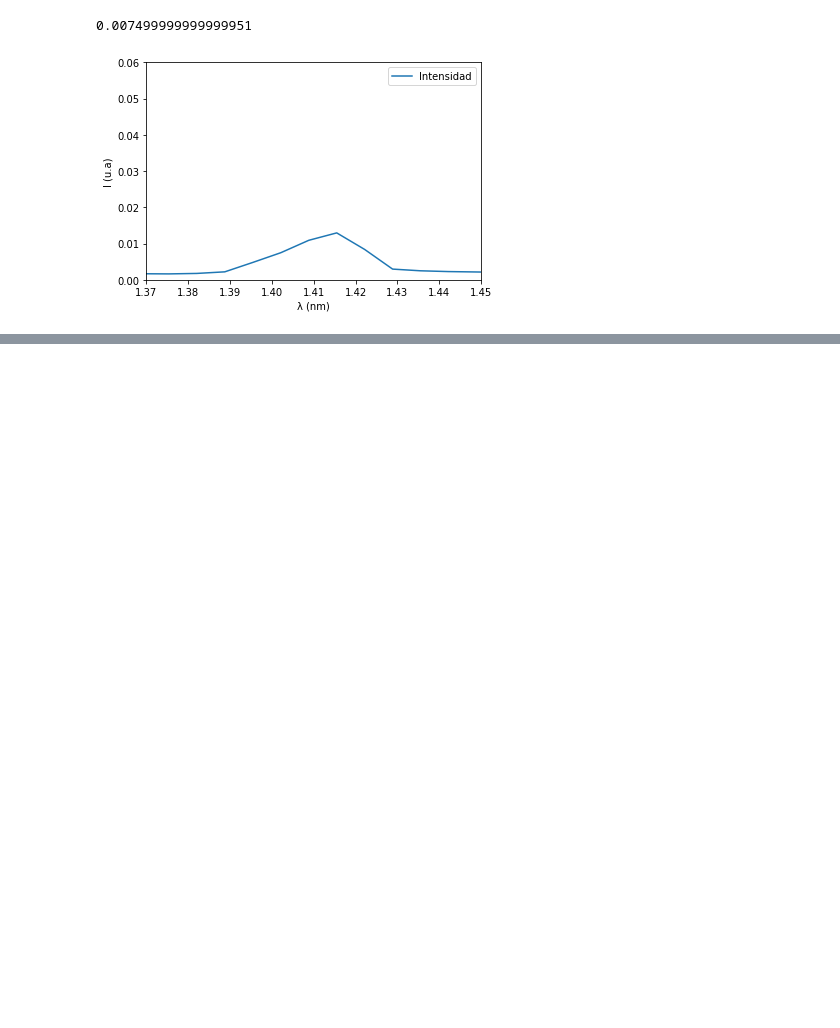
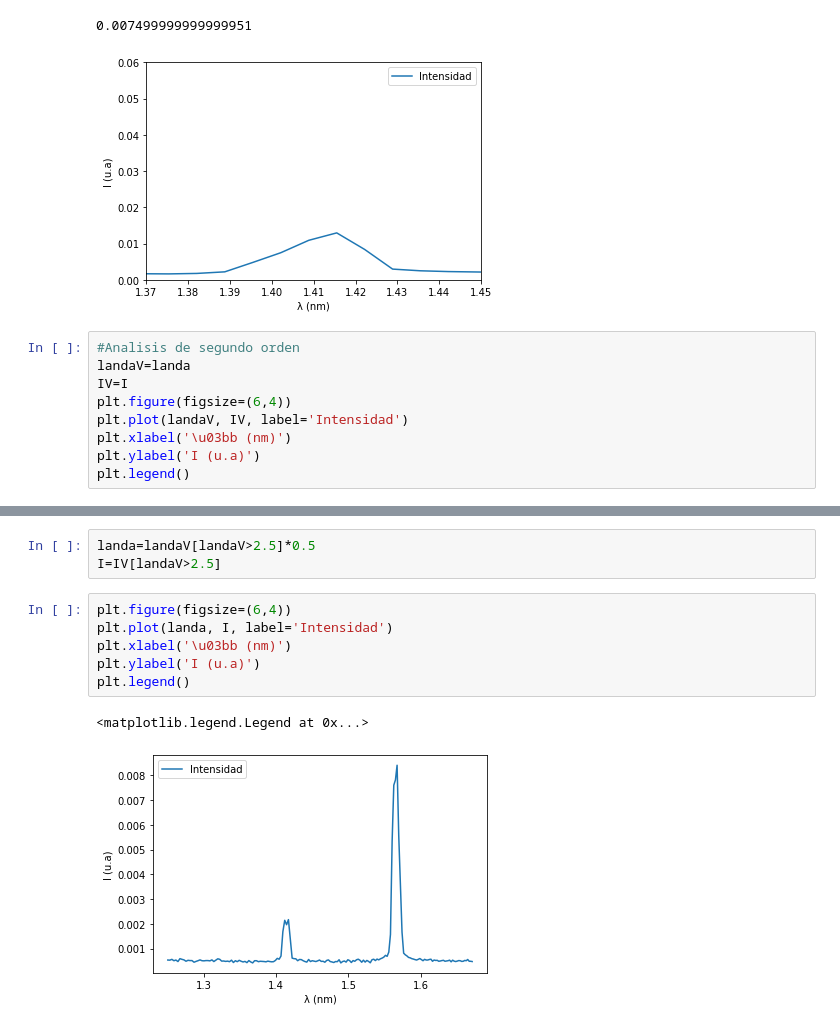
Before and after one commit to diegotg2000/RayosX, a Jupyter notebook: Analisis.ipynb, the cells around one changed output, grey strips where cells are left out. Saved outputs shown, nothing was run; the diff lists cells and outputs as text; blank space fills up the shorter version.

```diff
--- a/Analisis.ipynb
+++ b/Analisis.ipynb
@@ -78,3 +68,12 @@ sigmaBet
 # %% [output]
 0.007499999999999951
 [figure]
+# %%
+#Analisis de segundo orden
+landaV=landa
+IV=I
+plt.figure(figsize=(6,4))
+plt.plot(landaV, IV, label='Intensidad')
+plt.xlabel('\u03bb (nm)')
+plt.ylabel('I (u.a)')
+plt.legend()
@@ -80,0 +83,12 @@ sigmaBet
+# %%
+landa=landaV[landaV>2.5]*0.5
+I=IV[landaV>2.5]
+# %%
+plt.figure(figsize=(6,4))
+plt.plot(landa, I, label='Intensidad')
+plt.xlabel('\u03bb (nm)')
+plt.ylabel('I (u.a)')
+plt.legend()
+# %% [output]
+<matplotlib.legend.Legend at 0x...>
+[figure, added]
```
Also changed, not shown: parts of 8 cells of this notebook.
